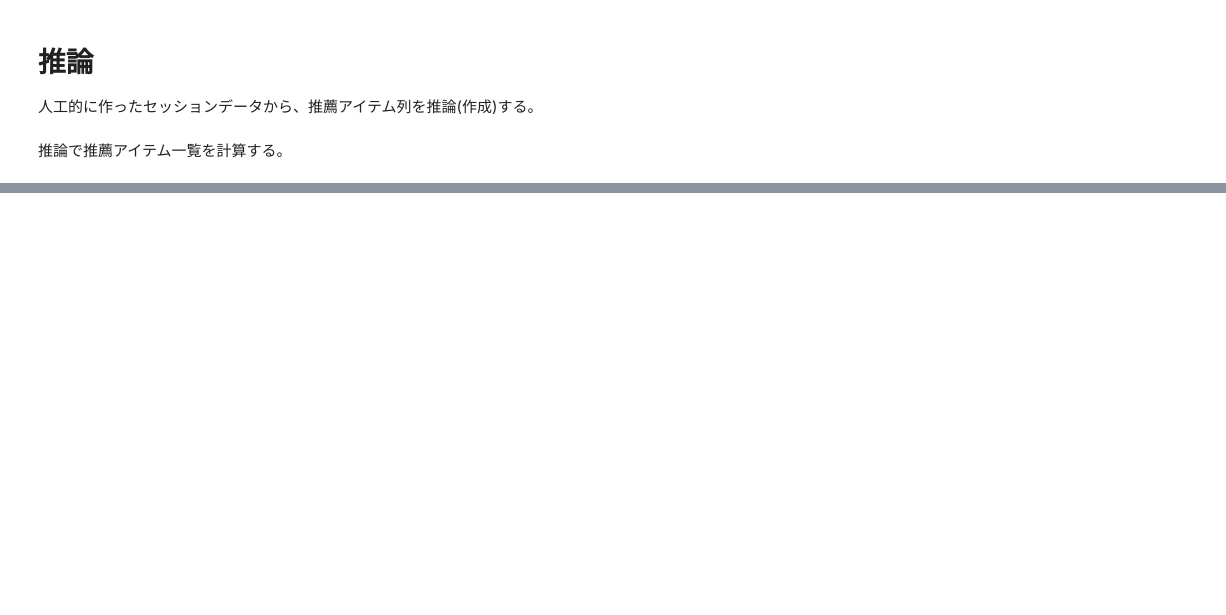
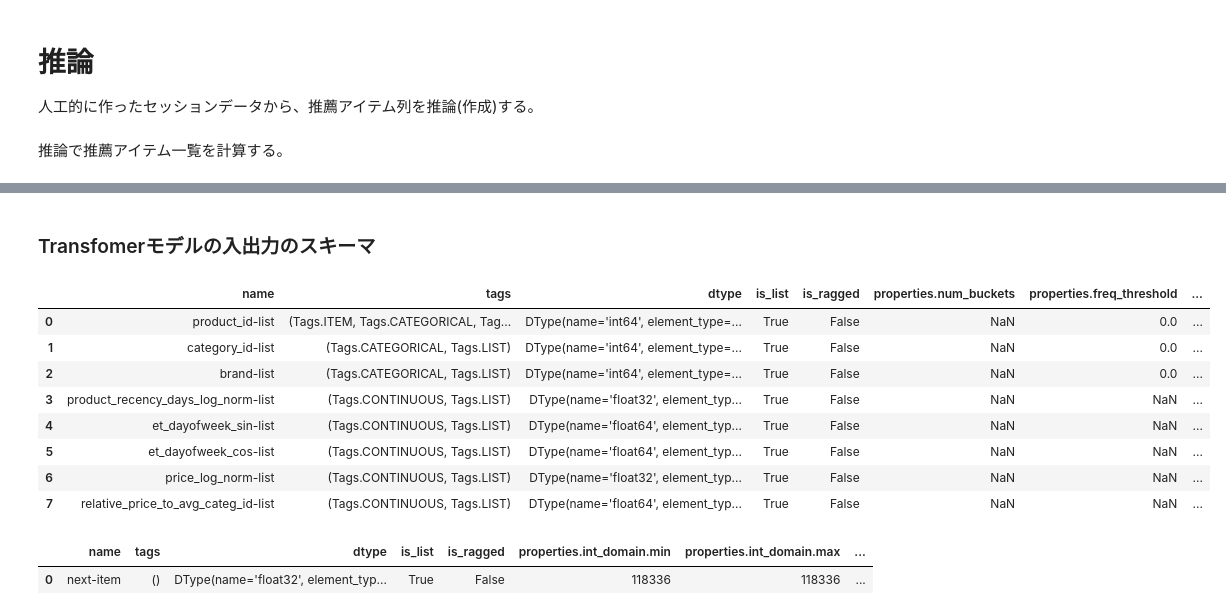
Before and after one commit to koron/techdocs, a Jupyter notebook: NVIDIA-Merlin/Transformers4Rec/notebook/trial.ipynb, the cells around one changed output, grey strips where cells are left out. Saved outputs shown, nothing was run; the diff lists cells and outputs as text; code cells hidden in the pictures; blank space fills up the shorter version.

```diff
--- a/NVIDIA-Merlin/Transformers4Rec/notebook/trial.ipynb
+++ b/NVIDIA-Merlin/Transformers4Rec/notebook/trial.ipynb
@@ -665,0 +697,19 @@ Workflowで変換されたアイテムIDで、先頭のものほど推薦度合
+# %% [markdown]
+### Transfomerモデルの入出力のスキーマ
+# %%
+model.input_schema
+# %% [output]
+|  | name | tags | dtype | is_list | is_ragged | properties.num_buckets | properties.freq_threshold | ... |
+| 0 | product_id-list | (Tags.ITEM, Tags.CATEGORICAL, Tag... | DType(name='int64', element_type=... | True | False | NaN | 0.0 | ... |
+| 1 | category_id-list | (Tags.CATEGORICAL, Tags.LIST) | DType(name='int64', element_type=... | True | False | NaN | 0.0 | ... |
+| 2 | brand-list | (Tags.CATEGORICAL, Tags.LIST) | DType(name='int64', element_type=... | True | False | NaN | 0.0 | ... |
+| 3 | product_recency_days_log_norm-list | (Tags.CONTINUOUS, Tags.LIST) | DType(name='float32', element_typ... | True | False | NaN | NaN | ... |
+| 4 | et_dayofweek_sin-list | (Tags.CONTINUOUS, Tags.LIST) | DType(name='float64', element_typ... | True | False | NaN | NaN | ... |
+| 5 | et_dayofweek_cos-list | (Tags.CONTINUOUS, Tags.LIST) | DType(name='float64', element_typ... | True | False | NaN | NaN | ... |
+| 6 | price_log_norm-list | (Tags.CONTINUOUS, Tags.LIST) | DType(name='float32', element_typ... | True | False | NaN | NaN | ... |
+| 7 | relative_price_to_avg_categ_id-list | (Tags.CONTINUOUS, Tags.LIST) | DType(name='float64', element_typ... | True | False | NaN | NaN | ... |
+# %%
+model.output_schema
+# %% [output]
+|  | name | tags | dtype | is_list | is_ragged | properties.int_domain.min | properties.int_domain.max | ... |
+| 0 | next-item | () | DType(name='float32', element_typ... | True | False | 118336 | 118336 | ... |
```
Also changed, not shown: parts of 12 cells of this notebook.
